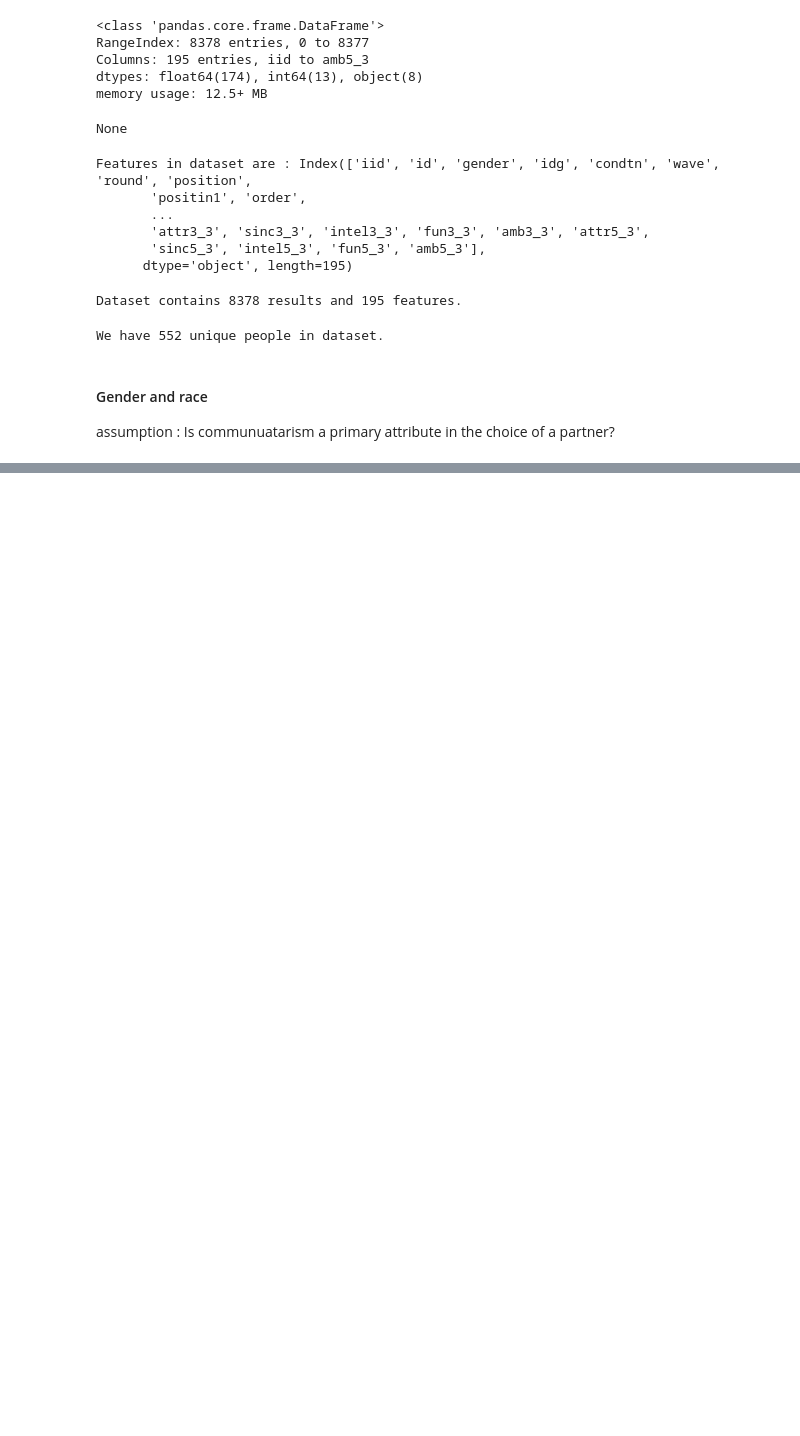
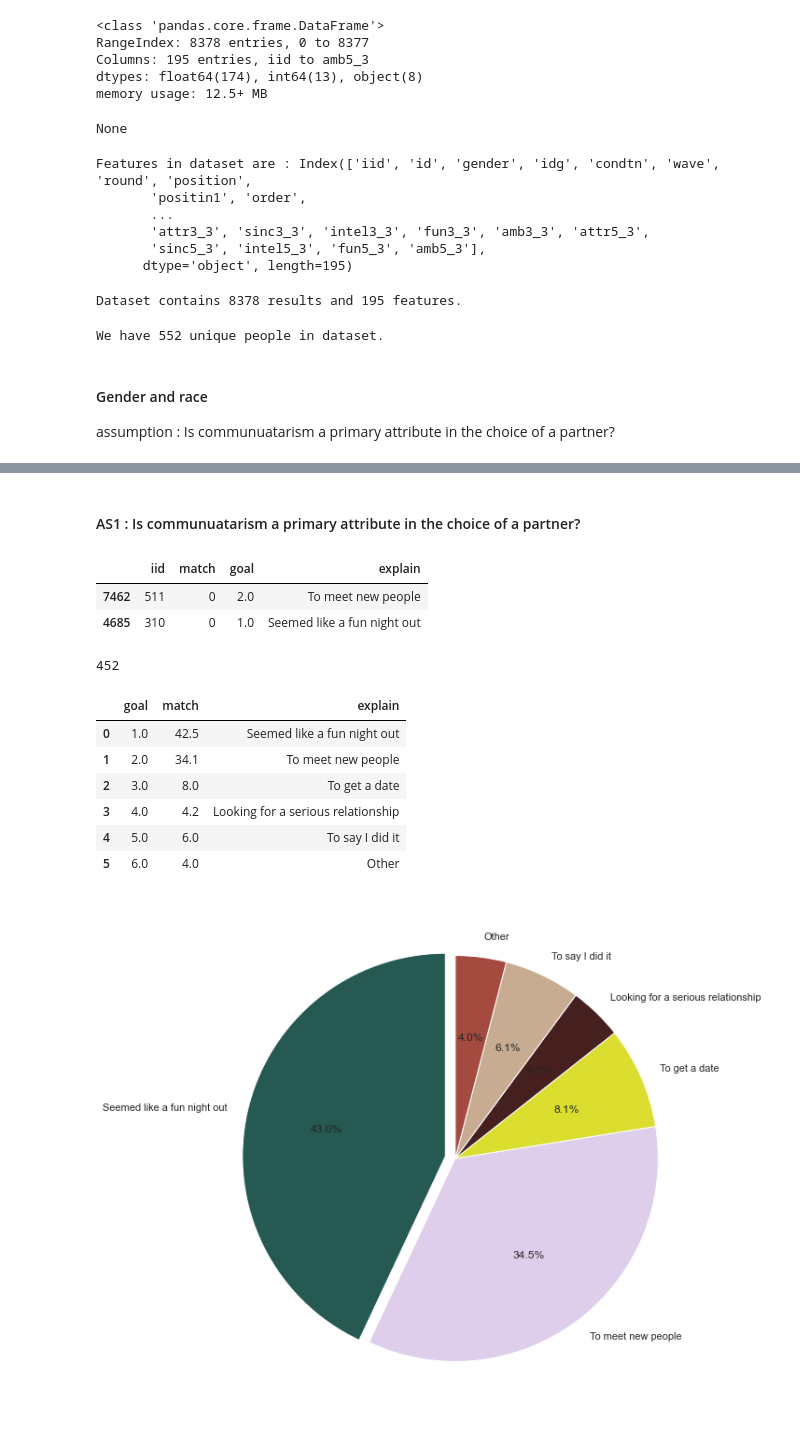
Before and after one commit to MKrouma/Jedha_Dating, a Jupyter notebook: notebook/code.ipynb, the cells around one changed output, grey strips where cells are left out. Saved outputs shown, nothing was run; the diff lists cells and outputs as text; code cells hidden in the pictures; blank space fills up the shorter version.

```diff
--- a/notebook/code.ipynb
+++ b/notebook/code.ipynb
@@ -142,0 +147,79 @@ ax.tick_params(axis='x', rotation=90)
+# %% [markdown]
+#### AS1 : Is communuatarism a primary attribute in the choice of a partner?
+# %%
+# AS1
+## func
+def goal_number_to_name(goal_number) :
+    goal_name = None
+
+    if goal_number == 1 :
+        goal_name = "Seemed like a fun night out"
+
+    if goal_number == 2 :
+        goal_name = "To meet new people"
+
+    if goal_number == 3 :
+        goal_name = "To get a date"
+
+    if goal_number == 4 :
+        goal_name = "Looking for a serious relationship"
+
+    if goal_number == 5 :
+        goal_name = "To say I did it"
+
+    if goal_number == 6 :
+        goal_name = "Other"
+
+    return goal_name
+
+# fetch goal attributes
+df_goal = df_dating[["iid", "match", "goal"]].copy()
+df_goal["explain"] = df_goal["goal"].apply(lambda goal_number : goal_number_to_name(goal_number))
+display(df_goal.sample(2))
+
+# number of people who got a match
+total_match = len(df_goal[df_goal["match"]==1].iid.unique())
+display(total_match)
+
+# number of matches by goal (unique iid)
+df_matches_by_goal = df_goal[df_goal["match"]==1] \
+                    .groupby("iid") \
+                    .first() \
+                    .groupby("goal") \
+                    .count()
+
+# number of matches by goal in percentage
+df_matches_by_goal = pd.DataFrame(round(100 * (df_matches_by_goal["match"] / total_match), 1))\
+                    .reset_index()
+
+# transform goal number to label
+df_matches_by_goal["explain"] = df_matches_by_goal["goal"] \
+                                .apply(lambda goal_number : goal_number_to_name(goal_number))
+
+display(df_matches_by_goal)
+
+
+# pi charts of matches by people intention
+match_goal = df_matches_by_goal["match"].values
+names = list(df_matches_by_goal["explain"].unique())
+explode = (0.05,0,0,0,0,0)
+
+fig, ax = plt.subplots(figsize=(10,10))
+_ = ax.pie(match_goal, labels=names,
+       autopct="%1.1f%%",
+       explode=explode,
+       shadow=False,
+       startangle=90) #colors=color_palette[:4],
+# %% [output]
+|  | iid | match | goal | explain |
+| 7462 | 511 | 0 | 2.0 | To meet new people |
+| 4685 | 310 | 0 | 1.0 | Seemed like a fun night out |
+452
+|  | goal | match | explain |
+| 0 | 1.0 | 42.5 | Seemed like a fun night out |
+| 1 | 2.0 | 34.1 | To meet new people |
+| 2 | 3.0 | 8.0 | To get a date |
+| 3 | 4.0 | 4.2 | Looking for a serious relationship |
+| 4 | 5.0 | 6.0 | To say I did it |
+| 5 | 6.0 | 4.0 | Other |
+[figure, added]
```
Also changed, not shown: parts of 7 cells of this notebook, 2 other files.
